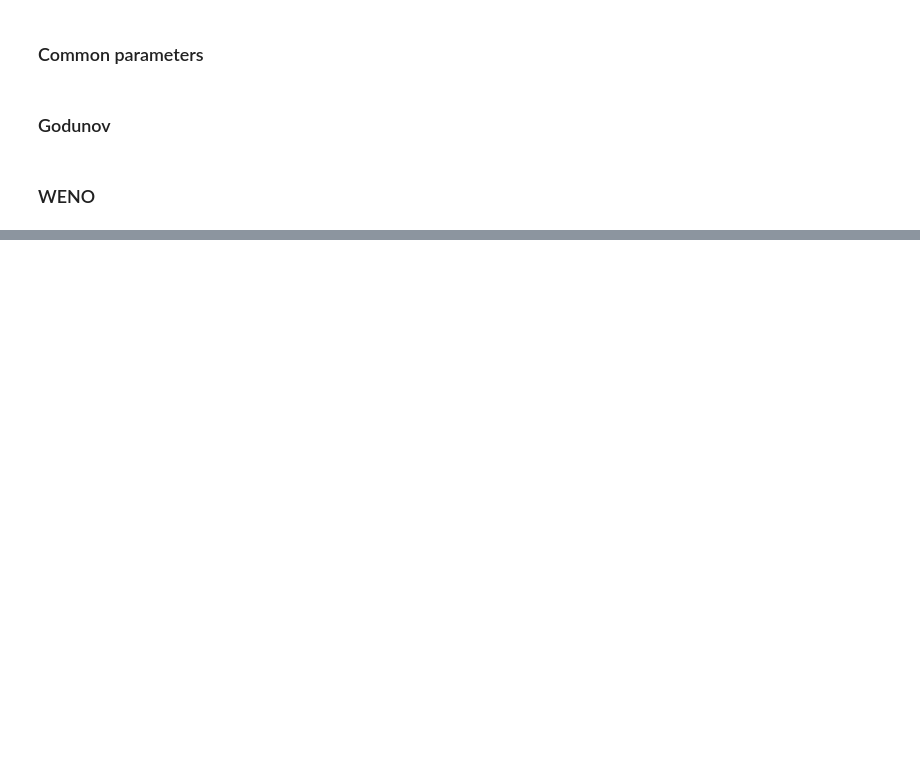
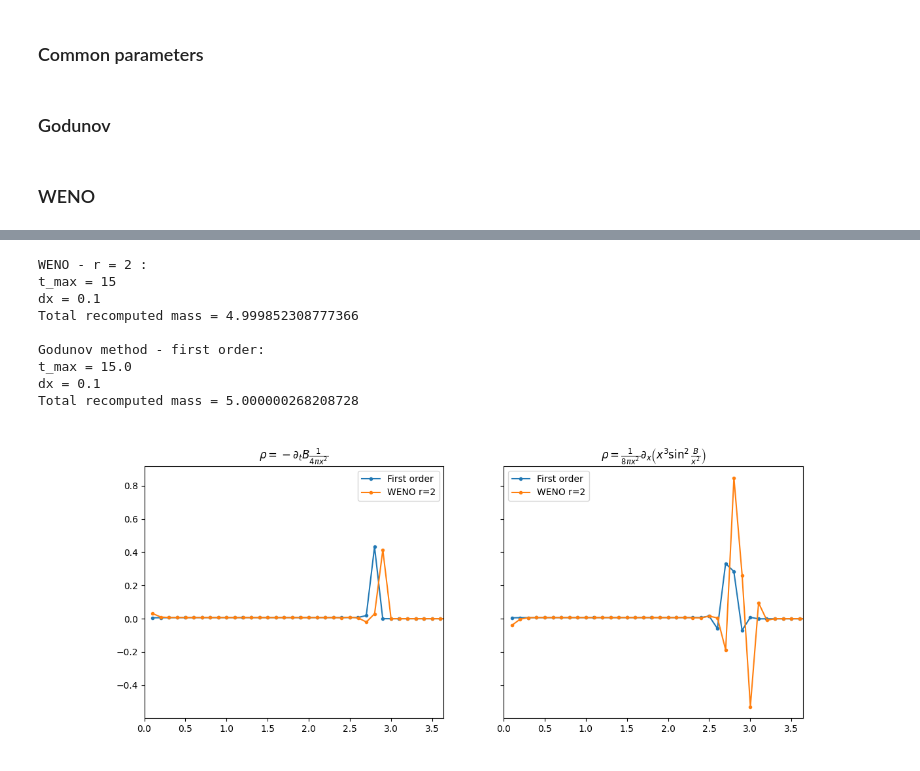
Before and after one commit to LoreCip/LQG-BH-Collapse, a Jupyter notebook: Notebooks/mixed.ipynb, the cells around one changed output, grey strips where cells are left out. Cells and saved outputs as stored; diff of their text form; code cells hidden in the pictures; blank space fills up the shorter version.

```diff
--- a/Notebooks/mixed.ipynb
+++ b/Notebooks/mixed.ipynb
@@ -553 +481,46 @@ with open('results/wenor3.pickle', 'rb') as handle:
+# %%
+from scipy.integrate import simps
+
+k = 0
+
+fig, axs = plt.subplots(1,2,figsize=(13, 5), sharex = True, sharey = True)
+axs[0].plot(godunov[k]['x'][1:],  godunov[k]['rho_dt'][1:], '.-', label = 'First order')
+axs[0].plot(wenor2[k]['x'][1:], wenor2[k]['rho_dt'][1:], '.-', label = 'WENO r=2')
+# axs[0].plot(wenor3[k]['x'][3:], wenor3[k]['rho_dt'][3:], '--', alpha = 0.5, label = 'WENO r=3')
+axs[0].set_title(r"$\rho = -\partial_t B \frac{1}{4\pi x^2}$")
+axs[0].legend()
+
+axs[1].plot(godunov[k]['x'][1:], godunov[k]['rho_dx'][1:], '.-', label = 'First order')
+axs[1].plot(wenor2[k]['x'][1:], wenor2[k]['rho_dx'][1:], '.-', label = 'WENO r=2')
+# axs[1].plot(wenor3[k]['x'][3:], wenor3[k]['rho_dx'][3:], '--', alpha = 0.5, label = 'WENO r=3')
+axs[1].set_title(r"$\rho = \frac{1}{8\pi x^2} \partial_x\left( x^3 \sin^2 \frac{B}{x^2} \right)$")
+axs[1].legend()
+
+plt.xlim((0, 1.3*wenor2[k]['x'][np.argmax(wenor2[k]['rho_dt'][1:])]))
+
+print('WENO - r = 2 :')
+print(f"t_max = {wenor2[k]['t']}")
+print(f"dx = {wenor2[k]['dx']}")
+print(f"Total recomputed mass = {4*np.pi*simps(wenor2[k]['rho_dx']*wenor2[k]['x']*wenor2[k]['x'], wenor2[k]['x'])}")
+print()
+# print('WENO - r = 3 :')
+# print(f"t_max = {wenor3[k]['t']}")
+# print(f"dx = {wenor3[k]['dx']}")
+# print(f"Total recomputed mass = {4*np.pi*simps(wenor3[k]['rho_dx']*wenor3[k]['x']*wenor3[k]['x'], wenor3[k]['x'])}")
+# print()§
+print('Godunov method - first order:')
+print(f"t_max = {godunov[k]['t']}")
+print(f"dx = {godunov[k]['dx']}")
+print(f"Total recomputed mass = {4*np.pi*simps(godunov[k]['rho_dx']*godunov[k]['x']*godunov[k]['x'], godunov[k]['x'])}")
+# %% [output]
+WENO - r = 2 :
+t_max = 15
+dx = 0.1
+Total recomputed mass = 4.999852308777366
+
+Godunov method - first order:
+t_max = 15.0
+dx = 0.1
+Total recomputed mass = 5.000000268208728
+[figure, added]
 # %%
```
Also changed, not shown: parts of 8 cells of this notebook, 14 other files.
